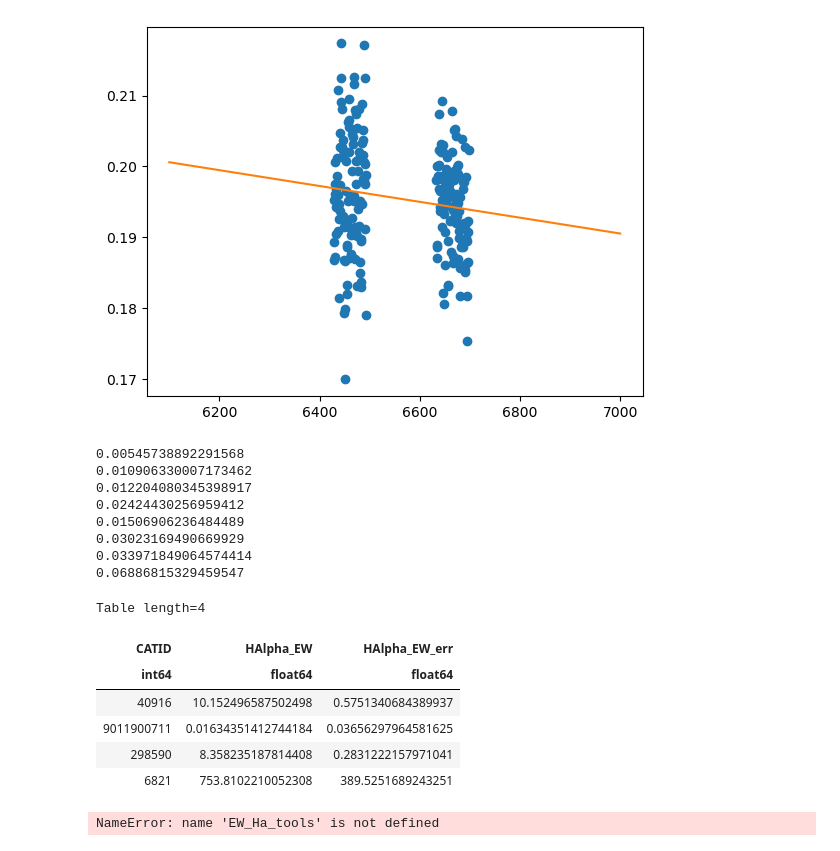
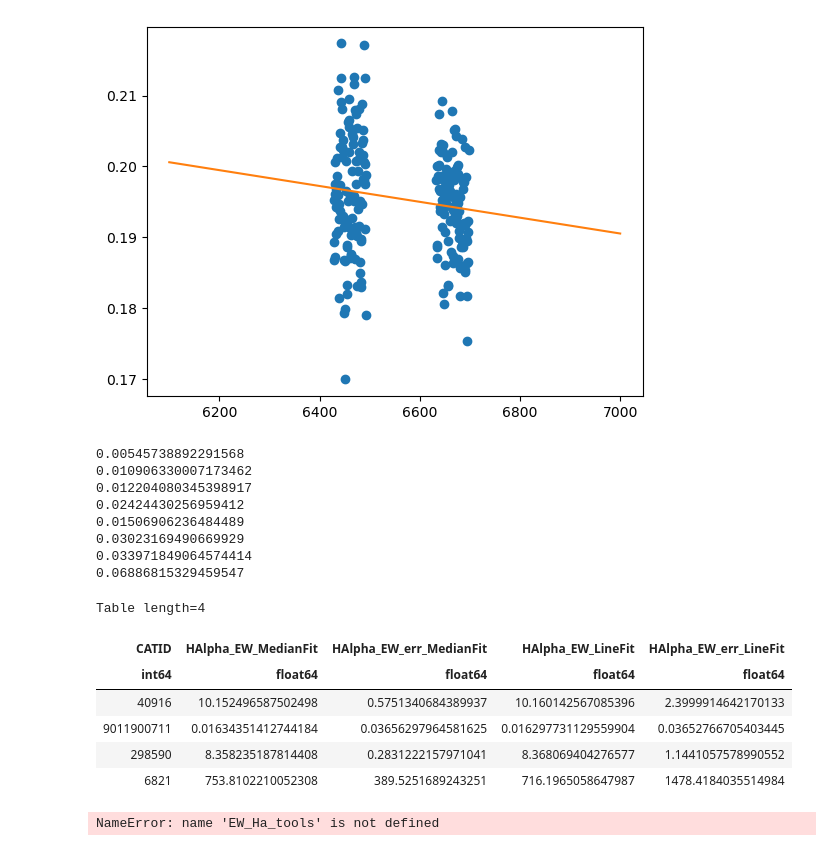
Before and after one commit to mspan4/sami_tools_smc_mspa4681, a Jupyter notebook: Code/EW_Ha_analysis.ipynb, the cells around one changed output. Saved outputs shown, nothing was run; the diff lists cells and outputs as text; code cells hidden in the pictures.

```diff
--- a/Code/EW_Ha_analysis.ipynb
+++ b/Code/EW_Ha_analysis.ipynb
@@ -346,7 +346,7 @@ def get_continuum_flux(CATID, regions, spectra_filepath=None, estimation_method=
     return continuum_flux, continuum_flux_err
 
 
-def get_Halpha_EW(CATID, catalogue_filepath=catalogue_filepath, ifs_path=ifs_path, estimation_method='median', SAMI_spectra_table=None,  sami_flux_red=None, sami_lam_red=None, already_zcorr=False):
+def get_Halpha_EW(CATID, catalogue_filepath=catalogue_filepath, ifs_path=ifs_path, estimation_method='median', SAMI_spectra_table_hdu=None,  sami_flux_red=None, sami_lam_red=None, already_zcorr=False):
     """Get the Halpha equivalent width for a given CATID in the 1.4 arcsec aperture.\\
     Two continuum estimation methods implemented: 'median' and 'linefit'.\\
     This function can take in a pre-loaded SAMI_spectra_table (EmissionLine1compDR3.fits) to avoid re-loading the catalogue for each CATID.\\
@@ -363,12 +363,12 @@ def get_Halpha_EW(CATID, catalogue_filepath=catalogue_filepath, ifs_path=ifs_pat
 
 
     # read in the emission line catalogue if not provided
-    if SAMI_spectra_table is None:
+    if SAMI_spectra_table_hdu is None:
         SAMI_spectra_catalogue = "EmissionLine1compDR3.fits"
         with fits.open( os.path.join(catalogue_filepath + SAMI_spectra_catalogue) ) as SAMI_spectra_hdul:
             SAMI_spectra_table_hdu = Table(SAMI_spectra_hdul[1].data)
     else:
-        SAMI_spectra_table = SAMI_spectra_table
+        SAMI_spectra_table_hdu = SAMI_spectra_table_hdu
 
 
     HAlpha_flux, HAlpha_error = all_fctns.get_flux_and_error_1_4_ARCSEC(SAMI_spectra_table_hdu[SAMI_spectra_table_hdu['CATID'] == CATID], 'H Alpha')
@@ -385,7 +385,7 @@ def get_Halpha_EW(CATID, catalogue_filepath=catalogue_filepath, ifs_path=ifs_pat
     return Ha_EW, Ha_EW_err
 
 
-def get_Halpha_EW_table(CATIDs, catalogue_filepath=catalogue_filepath, ifs_path=ifs_path, estimation_method='median'):
+def get_Halpha_EW_table(CATIDs, catalogue_filepath=catalogue_filepath, ifs_path=ifs_path):
     """Get the Halpha equivalent width for a given CATID.
 
     Uses the EmissionLine1compDR3.fits catalogue, and individual spectra.
@@ -398,45 +398,42 @@ def get_Halpha_EW_table(CATIDs, catalogue_filepath=catalogue_filepath, ifs_path=
     region2 = np.array([0, region_width]) + Ha_lam + region_separation/2
 
 
     # read in the emission line catalogue
     SAMI_spectra_catalogue = "EmissionLine1compDR3.fits"
     with fits.open(catalogue_filepath + SAMI_spectra_catalogue) as SAMI_spectra_hdul:
         SAMI_spectra_table_hdu = Table(SAMI_spectra_hdul[1].data)
 
     # initialise HA_EW astropy table
-    Ha_EW_table = Table(names=['CATID', 'HAlpha_EW', 'HAlpha_EW_err'], dtype=[int, float, float])
+    Ha_EW_table = Table(names=['CATID', 'HAlpha_EW_MedianFit', 'HAlpha_EW_err_MedianFit', 'HAlpha_EW_LineFit', 'HAlpha_EW_err_LineFit'], dtype=[int, float, float, float, float])
 
 
     # iterate over CATIDs
     for CATID in CATIDs:
         HAlpha_flux, HAlpha_error = all_fctns.get_flux_and_error_1_4_ARCSEC(SAMI_spectra_table_hdu[SAMI_spectra_table_hdu['CATID'] == CATID], 'H Alpha')
 
-        # get the continuum flux
-        continuum_flux, continuum_flux_err = get_continuum_flux(CATID, (region1, region2), ifs_path, estimation_method=estimation_method)
-        # calculate the EW
-        Ha_EW = HAlpha_flux / continuum_flux
-        Ha_EW_err = Ha_EW * np.sqrt((HAlpha_error / HAlpha_flux)**2 + (continuum_flux_err / continuum_flux)**2)
+        Ha_EW_medianfit, Ha_EW_medianfit_err = get_Halpha_EW(CATID, catalogue_filepath=catalogue_filepath, ifs_path=ifs_path, estimation_method='median', SAMI_spectra_table_hdu=SAMI_spectra_table_hdu)
+        Ha_EW_linefit, Ha_EW_linefit_err = get_Halpha_EW(CATID, catalogue_filepath=catalogue_filepath, ifs_path=ifs_path, estimation_method='linefit', SAMI_spectra_table_hdu=SAMI_spectra_table_hdu)
+        # add row to table
 
-        # add row to table
-        Ha_EW_table.add_row([CATID, Ha_EW, Ha_EW_err])
+        Ha_EW_table.add_row([CATID, Ha_EW_medianfit, Ha_EW_medianfit_err, Ha_EW_linefit, Ha_EW_linefit_err])
 
     return Ha_EW_table
 
 get_Halpha_EW_table(CATIDs)
 # %% [output]
 0.00545738892291568
 0.010906330007173462
 0.012204080345398917
 0.02424430256959412
 0.01506906236484489
 0.03023169490669929
 0.033971849064574414
 0.06886815329459547
 Table length=4
-| CATID | HAlpha_EW | HAlpha_EW_err |
-| int64 | float64 | float64 |
-| 40916 | 10.152496587502498 | 0.5751340684389937 |
-| 9011900711 | 0.01634351412744184 | 0.03656297964581625 |
-| 298590 | 8.358235187814408 | 0.2831222157971041 |
-| 6821 | 753.8102210052308 | 389.5251689243251 |
+| CATID | HAlpha_EW_MedianFit | HAlpha_EW_err_MedianFit | HAlpha_EW_LineFit | HAlpha_EW_err_LineFit |
+| int64 | float64 | float64 | float64 | float64 |
+| 40916 | 10.152496587502498 | 0.5751340684389937 | 10.160142567085396 | 2.3999914642170133 |
+| 9011900711 | 0.01634351412744184 | 0.03656297964581625 | 0.016297731129559904 | 0.03652766705403445 |
+| 298590 | 8.358235187814408 | 0.2831222157971041 | 8.368069404276577 | 1.1441057578990552 |
+| 6821 | 753.8102210052308 | 389.5251689243251 | 716.1965058647987 | 1478.4184035514984 |
 # %%
```
Also changed, not shown: parts of 2 cells of this notebook.
